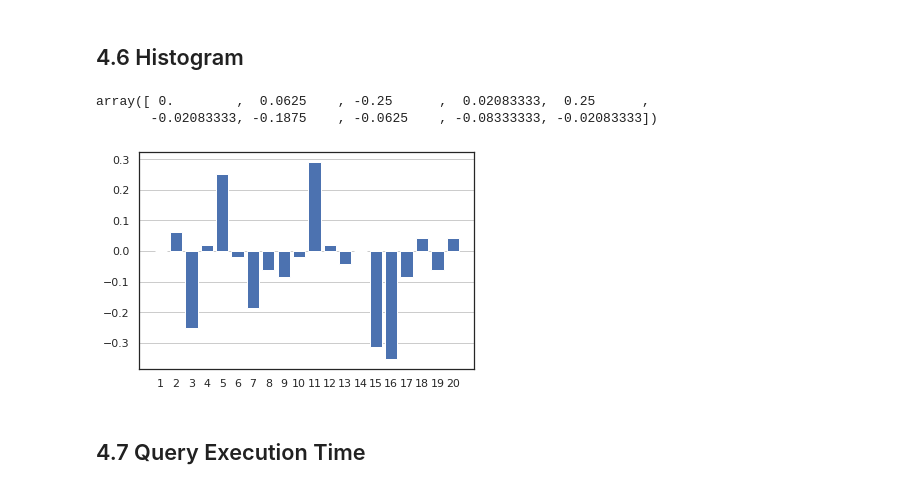
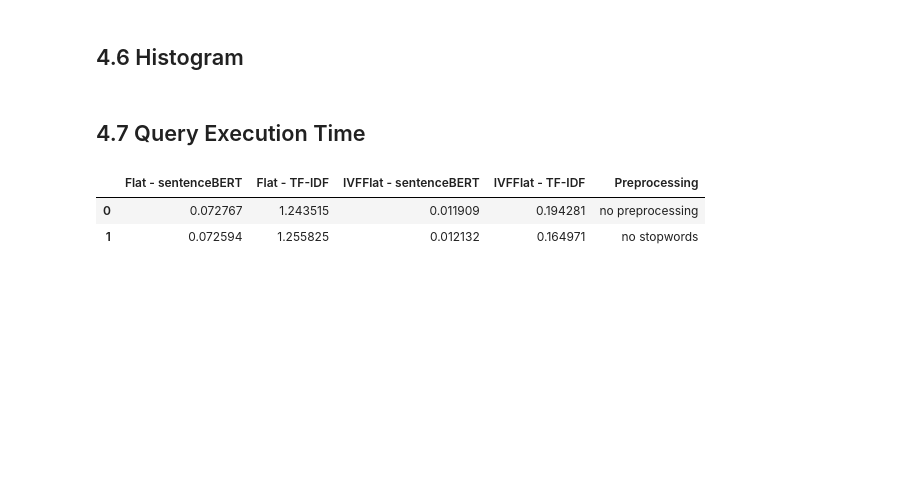
Before and after one commit to jcfneto/search-engine, a Jupyter notebook: notebooks/search_engine.ipynb, the cells around one changed output. Saved outputs shown, nothing was run; the diff lists cells and outputs as text; code cells hidden in the pictures; blank space fills up the shorter version.

```diff
--- a/notebooks/search_engine.ipynb
+++ b/notebooks/search_engine.ipynb
@@ -468,16 +543,33 @@ import matplotlib.pyplot as plt
-# %%
-p = p1 - p2
-p[:10]
-# %% [output]
-array([ 0.        ,  0.0625    , -0.25      ,  0.02083333,  0.25      ,
-       -0.02083333, -0.1875    , -0.0625    , -0.08333333, -0.02083333])
-# %%
-fig, ax = plt.subplots()
-ax.bar(np.arange(1, 21), p[:20])
-ax.set_xticks([i for i in np.arange(1, 21)])
-plt.grid(axis='y')
-plt.show()
-# %% [output]
-[figure, removed]
-# %% [markdown]
-## 4.7 Query Execution Time
+# %% [markdown]
+## 4.7 Query Execution Time
+# %%
+# getting the precision_recall
+qet_results = {
+    'Flat - sentenceBERT': [sum([r['query_execution_time'] for r in flat_bert_results.values()])],
+    'Flat - TF-IDF': [sum([r['query_execution_time'] for r in flat_tfidf_results.values()])],
+    'IVFFlat - sentenceBERT': [sum([r['query_execution_time'] for r in ivfflat_bert_results.values()])],
+    'IVFFlat - TF-IDF': [sum([r['query_execution_time'] for r in ivfflat_tfidf_results.values()])],
+}
+
+qet_results_wo_sw = {
+    'Flat - sentenceBERT': [sum([r['query_execution_time'] for r in flat_bert_results_wo_sw.values()])],
+    'Flat - TF-IDF': [sum([r['query_execution_time'] for r in flat_tfidf_results_wo_sw.values()])],
+    'IVFFlat - sentenceBERT': [sum([r['query_execution_time'] for r in ivfflat_bert_results_wo_sw.values()])],
+    'IVFFlat - TF-IDF': [sum([r['query_execution_time'] for r in ivfflat_tfidf_results_wo_sw.values()])],
+}
+
+# transforming into dataframe
+qet_results = pd.DataFrame(qet_results)
+qet_results_wo_sw = pd.DataFrame(qet_results_wo_sw)
+
+# labeling
+qet_results['Preprocessing'] = 'no preprocessing'
+qet_results_wo_sw['Preprocessing'] = 'no stopwords'
+
+# join
+qet_results = pd.concat([qet_results, qet_results_wo_sw]).reset_index(drop=True)
+qet_results
+# %% [output]
+|  | Flat - sentenceBERT | Flat - TF-IDF | IVFFlat - sentenceBERT | IVFFlat - TF-IDF | Preprocessing |
+| 0 | 0.072767 | 1.243515 | 0.011909 | 0.194281 | no preprocessing |
+| 1 | 0.072594 | 1.255825 | 0.012132 | 0.164971 | no stopwords |
```
Also changed, not shown: parts of 10 cells of this notebook, 2 other files.
